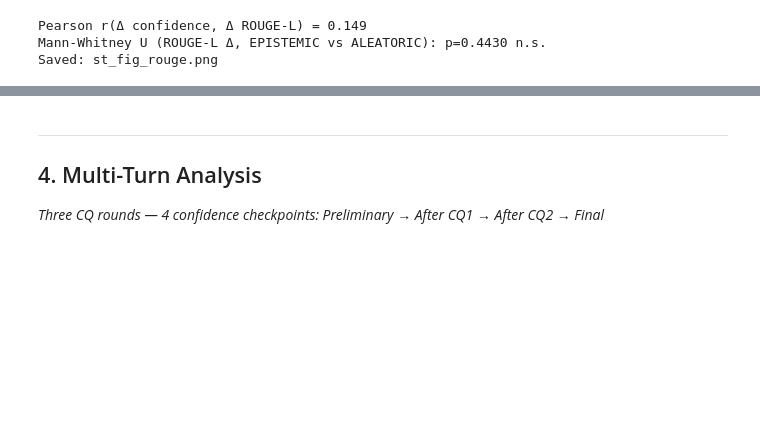
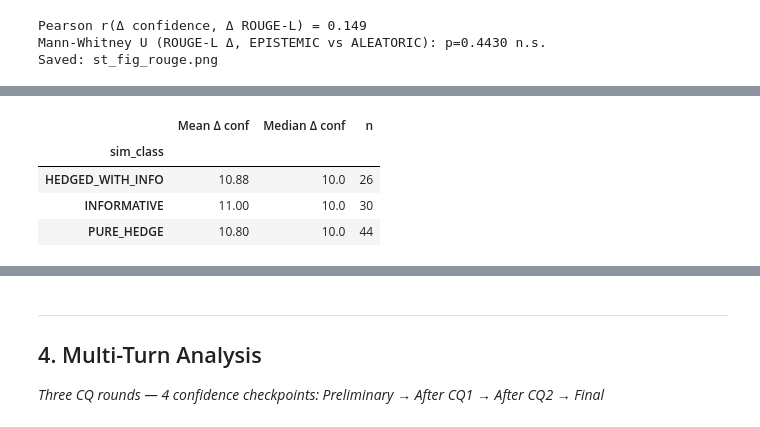
Before and after one commit to dagmaros27/llm-uncertainity-benchmark, a Jupyter notebook: pilot_study/notebooks/ms-dialog/msdialog_analysis.ipynb, the cells around one changed output, grey strips where cells are left out. Drawn from its saved outputs; the diff is of its cells as text; code cells hidden in the pictures; blank space fills up the shorter version.

```diff
--- a/pilot_study/notebooks/ms-dialog/msdialog_analysis.ipynb
+++ b/pilot_study/notebooks/ms-dialog/msdialog_analysis.ipynb
@@ -486,0 +490,93 @@ Saved: st_fig_rouge.png
+# %%
+HEDGE_PHRASES = [
+    "not sure", "don't know", "haven't checked", "cannot determine",
+    "not provided", "not available", "not mentioned", "not specified",
+    "not stated", "not given", "no information", "cannot be determined",
+    "i don't", "not enough information", "insufficient information",
+    "not directly", "not explicitly", "is not provided", "is not mentioned",
+    "cannot tell", "unable to determine", "no details", "i haven't",
+    "unsure", "not recorded", "not documented", "not included",
+]
+
+def classify_sim_response(text):
+    t = str(text).lower()
+    hedged = any(h in t for h in HEDGE_PHRASES)
+    if hedged:
+        return "HEDGED_WITH_INFO" if len(str(text).split()) > 20 else "PURE_HEDGE"
+    return "INFORMATIVE"
+
+def is_hedge(text):
+    t = str(text).lower()
+    return any(h in t for h in HEDGE_PHRASES)
+
+# ── Single-turn simulator analysis ────────────────────────────────────────────
+st_sim = st_with_type.copy()
+st_sim["sim_class"]      = st_sim["user_response"].apply(classify_sim_response)
+st_sim["sim_is_hedge"]   = st_sim["user_response"].apply(is_hedge)
+st_sim["conf_delta"]     = st_sim["updated_confidence"] - st_sim["preliminary_confidence"]
+
+n_total = len(st_sim)
+vc_sim = st_sim["sim_class"].value_counts()
+
+print("=== Single-Turn Simulator Response Quality ===")
+print(f"\nResponse classification (n={n_total}):")
+for cls in ["INFORMATIVE", "HEDGED_WITH_INFO", "PURE_HEDGE"]:
+    n = vc_sim.get(cls, 0)
+    print(f"  {cls:<20}: {n:>3} ({100*n/n_total:.1f}%)")
+print(f"\nOverall hedge rate: {st_sim['sim_is_hedge'].mean()*100:.1f}%")
+
+# Confidence delta by response class
+print("\nConfidence delta by response class:")
+sim_grp = st_sim.groupby("sim_class")["conf_delta"].agg(["mean","median","count"]).round(2)
+display(sim_grp.rename(columns={"mean":"Mean Δ conf","median":"Median Δ conf","count":"n"}))
+
+# Hedge rate by CQ type
+print("\nHedge rate by CQ type:")
+hr_by_type = st_sim[st_sim["cq_type"].isin({"EPISTEMIC","ALEATORIC"})].groupby("cq_type")["sim_is_hedge"].mean()
+for lbl, rate in hr_by_type.items():
+    print(f"  {lbl}: {rate*100:.1f}%")
+
+# Visualise
+fig, axes = plt.subplots(1, 3, figsize=(14, 4))
+
+# Bar: class distribution
+classes = ["INFORMATIVE","HEDGED_WITH_INFO","PURE_HEDGE"]
+counts  = [vc_sim.get(c, 0) for c in classes]
+colors  = ["seagreen","steelblue","salmon"]
+axes[0].bar(classes, counts, color=colors, edgecolor="white")
+axes[0].set_ylabel("Count")
+axes[0].set_title("Simulator Response Classes (ST)")
+axes[0].tick_params(axis="x", rotation=15)
+for i, (c, n) in enumerate(zip(classes, counts)):
+    axes[0].text(i, n+0.5, f"{n}\n({100*n/n_total:.0f}%)", ha="center", fontsize=9)
+
+# Box: conf delta by class
+data_cls = [st_sim[st_sim["sim_class"]==c]["conf_delta"].values for c in classes]
+bp = axes[1].boxplot(data_cls, labels=classes, patch_artist=True,
+                     medianprops=dict(color="black", lw=2))
+for patch, color in zip(bp["boxes"], colors):
+    patch.set_facecolor(color)
+axes[1].axhline(0, color="red", lw=1, linestyle="--")
+axes[1].set_ylabel("Confidence delta (pp)")
+axes[1].set_title("Conf Delta by Response Class")
+axes[1].tick_params(axis="x", rotation=15)
+
+# Bar: hedge rate by CQ type
+typed_sim = st_sim[st_sim["cq_type"].isin({"EPISTEMIC","ALEATORIC"})]
+hr_vals = [typed_sim[typed_sim["cq_type"]==lbl]["sim_is_hedge"].mean()*100
+           for lbl in ["EPISTEMIC","ALEATORIC"]]
+bars = axes[2].bar(["EPISTEMIC","ALEATORIC"], hr_vals,
+                   color=["steelblue","salmon"], width=0.4)
+axes[2].set_ylabel("Hedge rate (%)")
+axes[2].set_ylim(0, 110)
+axes[2].set_title("Simulator Hedge Rate by CQ Type")
+for bar, v in zip(bars, hr_vals):
+    axes[2].text(bar.get_x()+bar.get_width()/2, v+2, f"{v:.1f}%",
+                 ha="center", fontweight="bold")
+
+fig.suptitle(f"Simulator Answer Analysis — Single-Turn ({MODEL_ID})", fontsize=13)
+plt.tight_layout()
+plt.savefig(OUTPUTS / "st_fig_simulator.png", dpi=150)
+plt.show()
+print("Saved: st_fig_simulator.png")
+# %% [output]
@@ -486,0 +593,5 @@ Saved: st_fig_rouge.png
+|  | Mean Δ conf | Median Δ conf | n |
+| sim_class |  |  |  |
+| HEDGED_WITH_INFO | 10.88 | 10.0 | 26 |
+| INFORMATIVE | 11.00 | 10.0 | 30 |
+| PURE_HEDGE | 10.80 | 10.0 | 44 |
```
Also changed, not shown: parts of 11 cells of this notebook.
